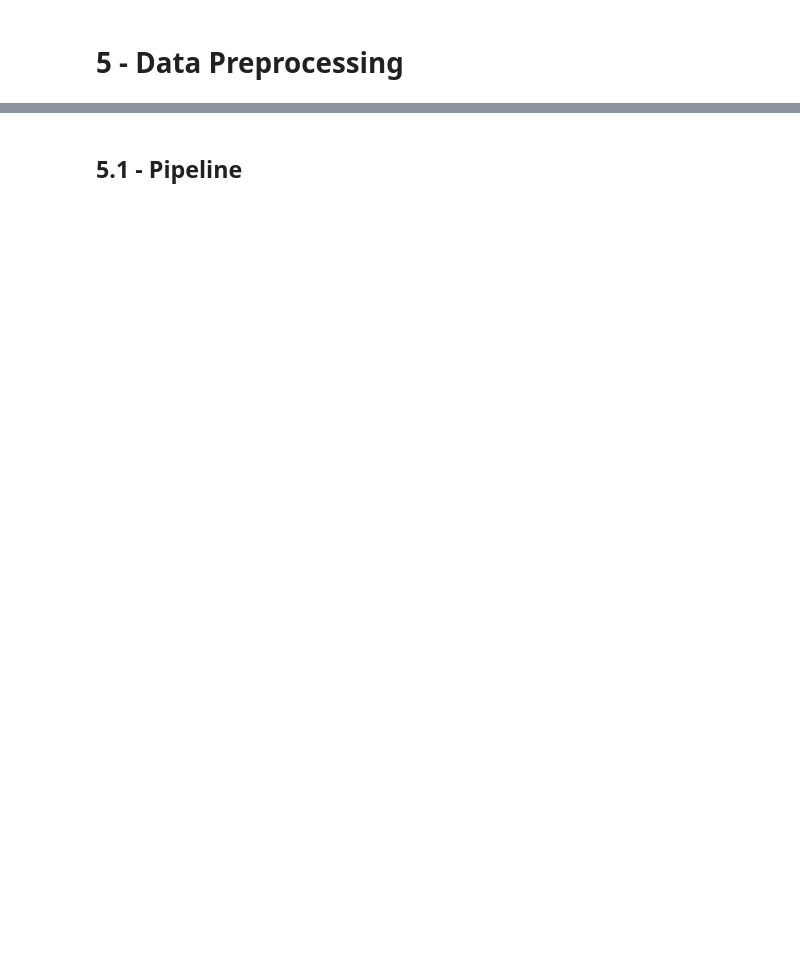
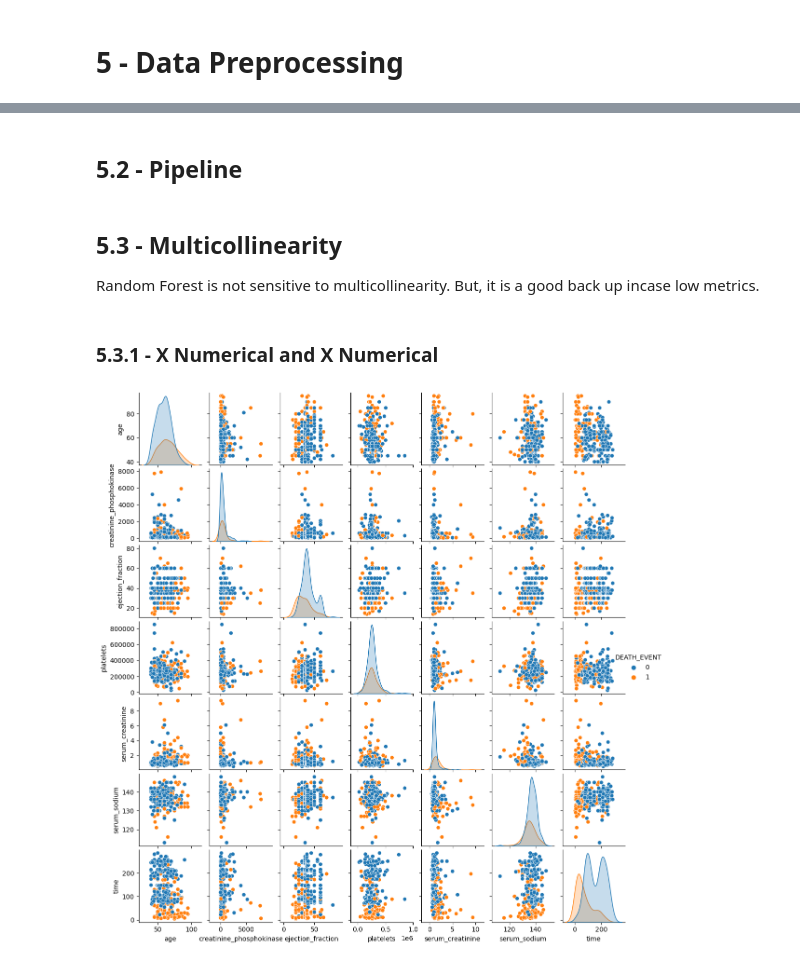
Before and after one commit to jasonrichdarmawan/p1-g3, a Jupyter notebook: h8dsft_P1G3_jason_rich_darmawan_onggo_putra.ipynb, the cells around one changed output, grey strips where cells are left out. Cells and saved outputs as stored; diff of their text form; code cells hidden in the pictures; blank space fills up the shorter version.

```diff
--- a/h8dsft_P1G3_jason_rich_darmawan_onggo_putra.ipynb
+++ b/h8dsft_P1G3_jason_rich_darmawan_onggo_putra.ipynb
@@ -325,2 +381,2 @@ Name: DEATH_EVENT, dtype: int64
 # %% [markdown]
-## 5.1 - Pipeline
+## 5.2 - Pipeline
@@ -326,0 +426,17 @@ Name: DEATH_EVENT, dtype: int64
+# %% [markdown]
+## 5.3 - Multicollinearity
+
+Random Forest is not sensitive to multicollinearity. But, it is a good back up incase low metrics.
+# %% [markdown]
+### 5.3.1 - X Numerical and X Numerical
+# %%
+# non linear problem.
+# between features: visually linear, we can use pearson.
+def isolate():
+    cols = np.concatenate([num_cols, [target]], axis=0)
+    g = sns.pairplot(data=dt[cols], hue=target)
+    g.fig.set_size_inches(12,12)
+
+isolate()
+# %% [output]
+[figure, added]
```
Also changed, not shown: parts of 34 cells of this notebook, 1 other file.
